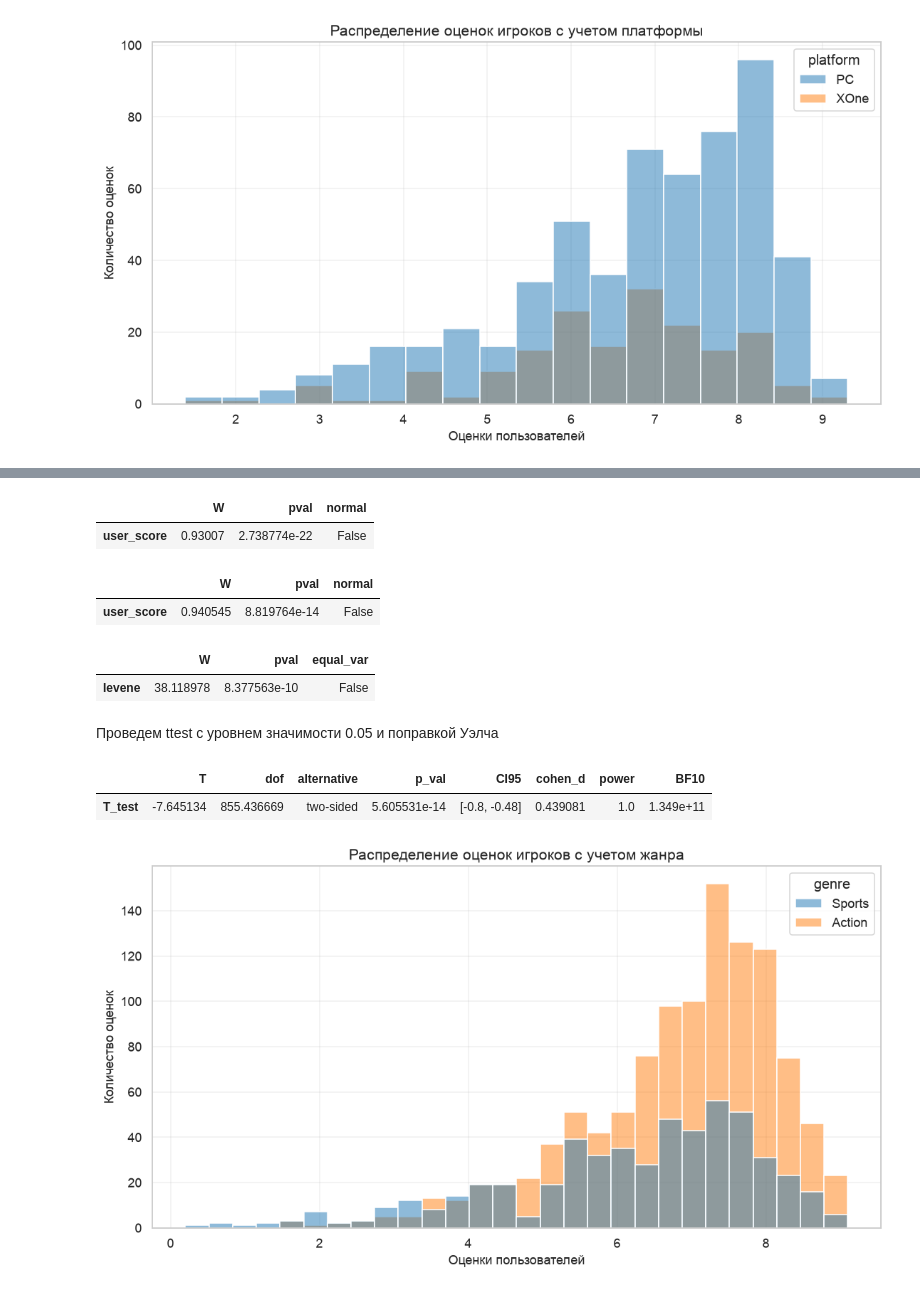
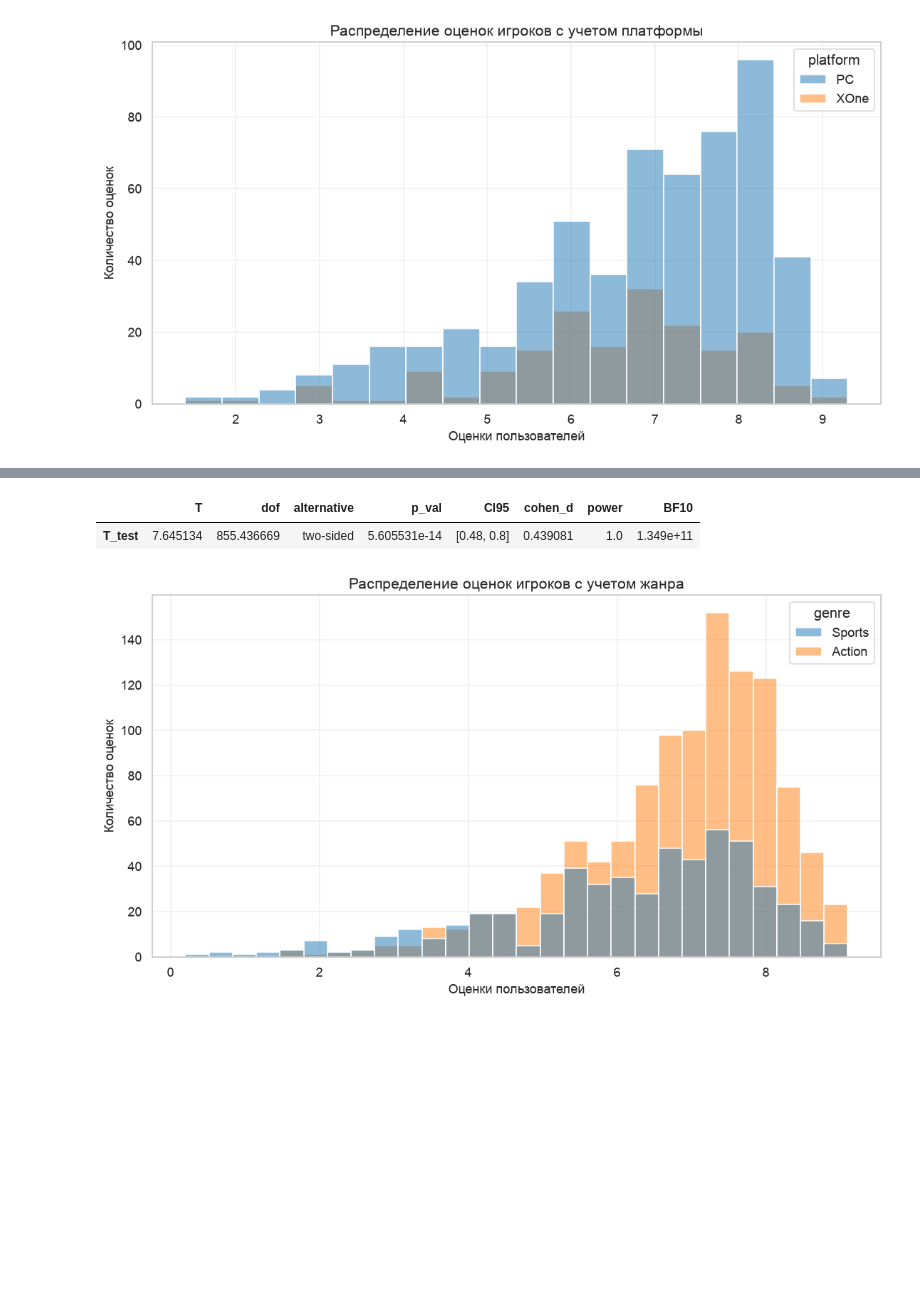
Before and after one commit to Naumenko-M/game-sales-analysis, a Jupyter notebook: project_games.ipynb, the cells around one changed output, grey strips where cells are left out. Drawn from its saved outputs; the diff is of its cells as text; code cells hidden in the pictures; blank space fills up the shorter version.

```diff
--- a/project_games.ipynb
+++ b/project_games.ipynb
@@ -666,32 +711,11 @@ user_score_action_sports = user_score_action_sports.dropna()
 # %%
-user_score_action = user_score_action_sports.query("genre == 'Action'")['user_score']
+# Данные по жанру Action
+user_score_action = filter_data.query("genre == 'Action'")['user_score'].dropna()
 # %%
-user_score_sports = user_score_action_sports.query("genre == 'Sports'")['user_score']
+# Данные по жанру Sports
+user_score_sports =  filter_data.query("genre == 'Sports'")['user_score'].dropna()
-# %%
-# Проверим данные user_score_action на нормальность распределения
-pg.normality(user_score_action)
-# %% [output]
-|  | W | pval | normal |
-| user_score | 0.93007 | 2.738774e-22 | False |
-# %%
-# Проверим данные user_score_action на нормальность распределения
-pg.normality(user_score_sports)
-# %% [output]
-|  | W | pval | normal |
-| user_score | 0.940545 | 8.819764e-14 | False |
-# %%
-# Проверим данные на равенство дисперсий
-pg.homoscedasticity(user_score_action_sports,
-                    dv='user_score',
-                    group='genre',
-                    nan_policy='omit')
-# %% [output]
-|  | W | pval | equal_var |
-| levene | 38.118978 | 8.377563e-10 | False |
-# %% [markdown]
-Проведем ttest с уровнем значимости 0.05 и поправкой Уэлча
 # %%
-pg.ttest(x=user_score_sports, y=user_score_action, correction=True)
+pg.ttest(x=user_score_action, y=user_score_sports, correction=True)
 # %% [output]
 |  | T | dof | alternative | p_val | CI95 | cohen_d | power | BF10 |
-| T_test | -7.645134 | 855.436669 | two-sided | 5.605531e-14 | [-0.8, -0.48] | 0.439081 | 1.0 | 1.349e+11 |
+| T_test | 7.645134 | 855.436669 | two-sided | 5.605531e-14 | [0.48, 0.8] | 0.439081 | 1.0 | 1.349e+11 |
```
Also changed, not shown: parts of 46 cells of this notebook, 18 other files.
